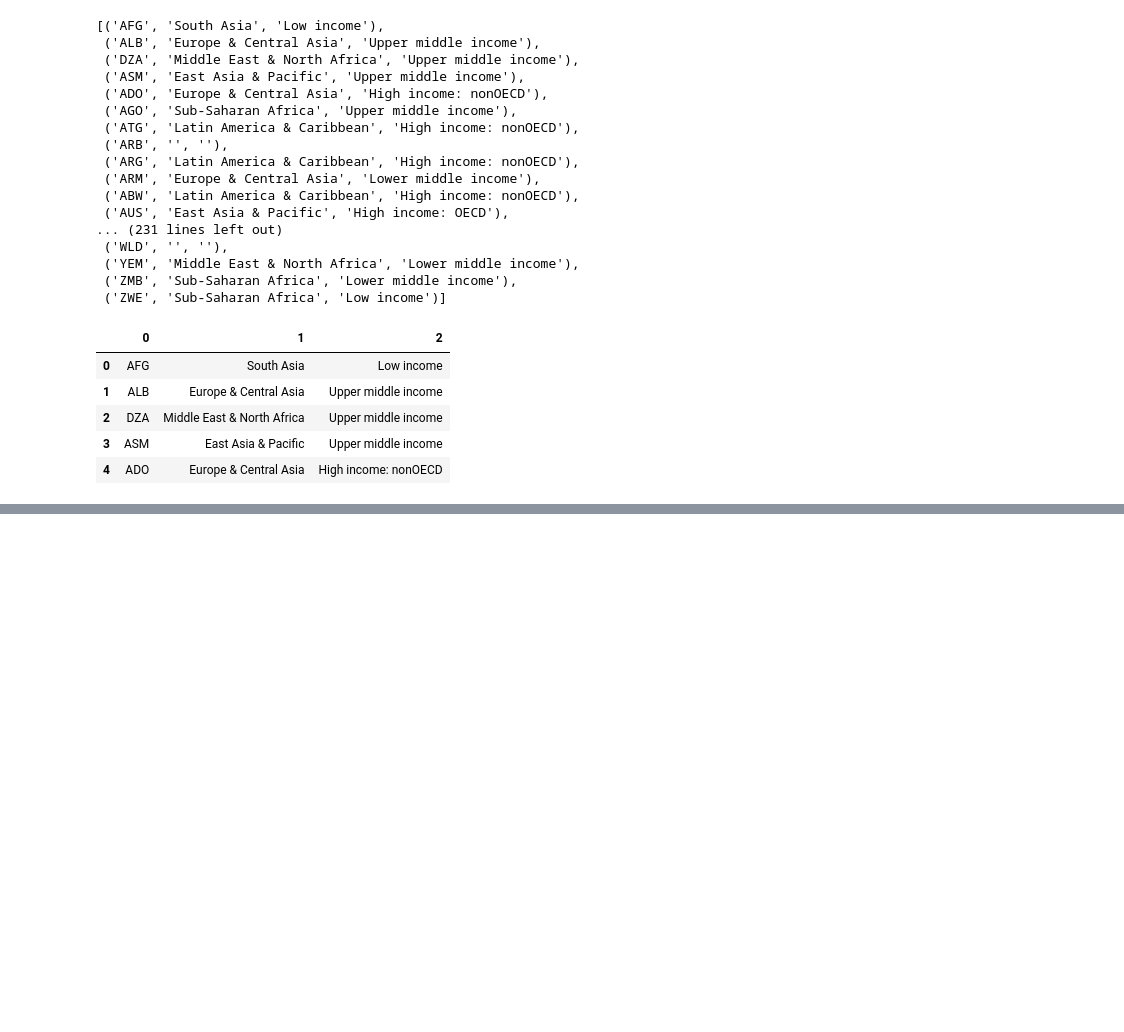
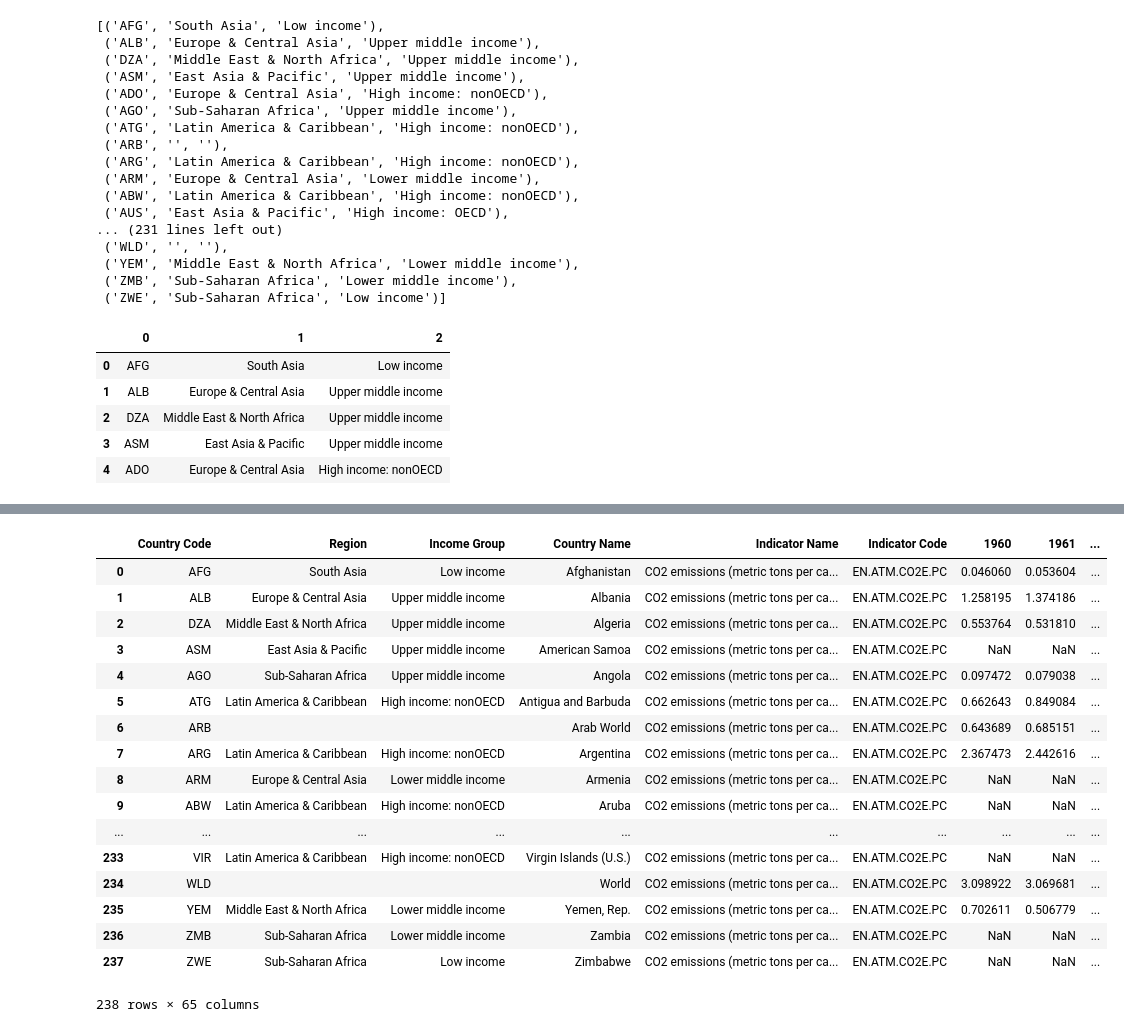
Before and after one commit to nikki-wolf/ETL_project, a Jupyter notebook: Notebooks/.ipynb, the cells around one changed output, grey strips where cells are left out. Cells and saved outputs as stored; diff of their text form; code cells hidden in the pictures; blank space fills up the shorter version.

```diff
--- a/Notebooks/.ipynb
+++ b/Notebooks/.ipynb
@@ -161,3 +161,10 @@ new_series_columns_df.head()
 | 2 | BX.KLT.DINV.CD.WD | Economic Policy & Debt: Balance o... | Foreign direct investment refers ... | Sum | FDI data do not give a complete p... | International Monetary Fund, Bala... | ... |
 | 3 | BM.KLT.DINV.GD.ZS | Economic Policy & Debt: Balance o... | Foreign direct investment are the... | Weighted average |  | International Monetary Fund, Inte... | ... |
 | 4 | BN.TRF.KOGT.CD | Economic Policy & Debt: Balance o... | Net capital account records acqui... |  |  | International Monetary Fund, Bala... | ... |
+# %%
+# Storing filepath in a variable
+second_data = "../Data/API_EN.csv"
+# %%
+# Reading the data
+second_data_df = pd.read_csv(second_data, skiprows=4)
+second_data_df.head()
@@ -163,0 +179,4 @@ new_series_columns_df.head()
+# %%
+# Dropping columns
+new_table_df = second_data_df.drop(columns=['Unnamed: 63'])
+new_table_df.head()
@@ -163,0 +191,23 @@ new_series_columns_df.head()
+# %%
+# Merging tables
+result_one = pd.merge(new_country_columns_df, new_table_df, on='Country Code')
+result_one
+# %% [output]
+|  | Country Code | Region | Income Group | Country Name | Indicator Name | Indicator Code | 1960 | 1961 | ... |
+| 0 | AFG | South Asia | Low income | Afghanistan | CO2 emissions (metric tons per ca... | EN.ATM.CO2E.PC | 0.046060 | 0.053604 | ... |
+| 1 | ALB | Europe & Central Asia | Upper middle income | Albania | CO2 emissions (metric tons per ca... | EN.ATM.CO2E.PC | 1.258195 | 1.374186 | ... |
+| 2 | DZA | Middle East & North Africa | Upper middle income | Algeria | CO2 emissions (metric tons per ca... | EN.ATM.CO2E.PC | 0.553764 | 0.531810 | ... |
+| 3 | ASM | East Asia & Pacific | Upper middle income | American Samoa | CO2 emissions (metric tons per ca... | EN.ATM.CO2E.PC | NaN | NaN | ... |
+| 4 | AGO | Sub-Saharan Africa | Upper middle income | Angola | CO2 emissions (metric tons per ca... | EN.ATM.CO2E.PC | 0.097472 | 0.079038 | ... |
+| 5 | ATG | Latin America & Caribbean | High income: nonOECD | Antigua and Barbuda | CO2 emissions (metric tons per ca... | EN.ATM.CO2E.PC | 0.662643 | 0.849084 | ... |
+| 6 | ARB |  |  | Arab World | CO2 emissions (metric tons per ca... | EN.ATM.CO2E.PC | 0.643689 | 0.685151 | ... |
+| 7 | ARG | Latin America & Caribbean | High income: nonOECD | Argentina | CO2 emissions (metric tons per ca... | EN.ATM.CO2E.PC | 2.367473 | 2.442616 | ... |
+| 8 | ARM | Europe & Central Asia | Lower middle income | Armenia | CO2 emissions (metric tons per ca... | EN.ATM.CO2E.PC | NaN | NaN | ... |
+| 9 | ABW | Latin America & Caribbean | High income: nonOECD | Aruba | CO2 emissions (metric tons per ca... | EN.ATM.CO2E.PC | NaN | NaN | ... |
+| ... | ... | ... | ... | ... | ... | ... | ... | ... | ... |
+| 233 | VIR | Latin America & Caribbean | High income: nonOECD | Virgin Islands (U.S.) | CO2 emissions (metric tons per ca... | EN.ATM.CO2E.PC | NaN | NaN | ... |
+| 234 | WLD |  |  | World | CO2 emissions (metric tons per ca... | EN.ATM.CO2E.PC | 3.098922 | 3.069681 | ... |
+| 235 | YEM | Middle East & North Africa | Lower middle income | Yemen, Rep. | CO2 emissions (metric tons per ca... | EN.ATM.CO2E.PC | 0.702611 | 0.506779 | ... |
+| 236 | ZMB | Sub-Saharan Africa | Lower middle income | Zambia | CO2 emissions (metric tons per ca... | EN.ATM.CO2E.PC | NaN | NaN | ... |
+| 237 | ZWE | Sub-Saharan Africa | Low income | Zimbabwe | CO2 emissions (metric tons per ca... | EN.ATM.CO2E.PC | NaN | NaN | ... |
+238 rows × 65 columns
```
Also changed, not shown: parts of 4 cells of this notebook, 2 other files.
